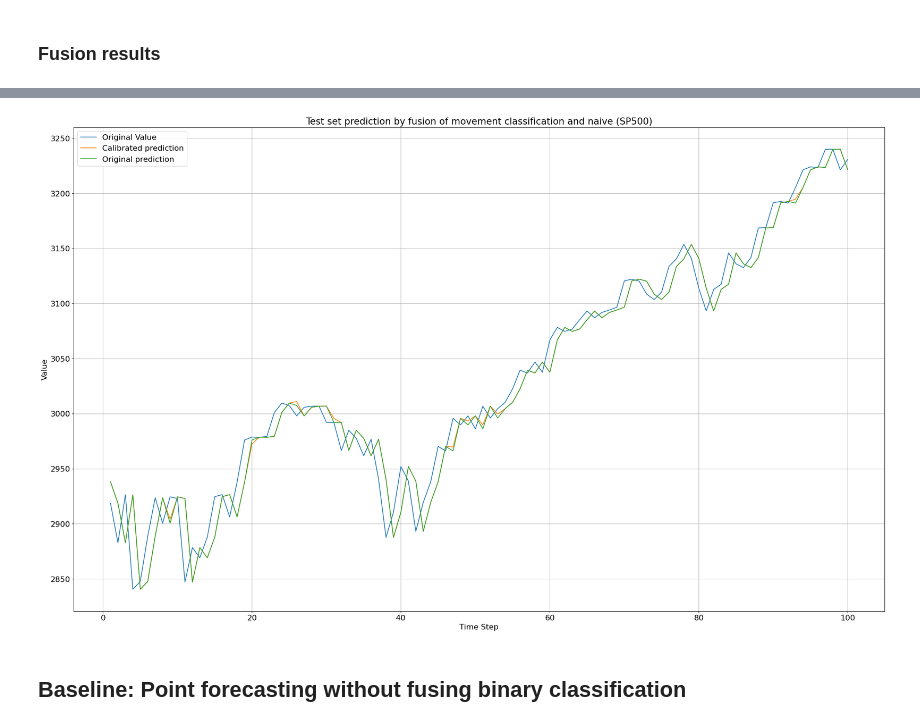
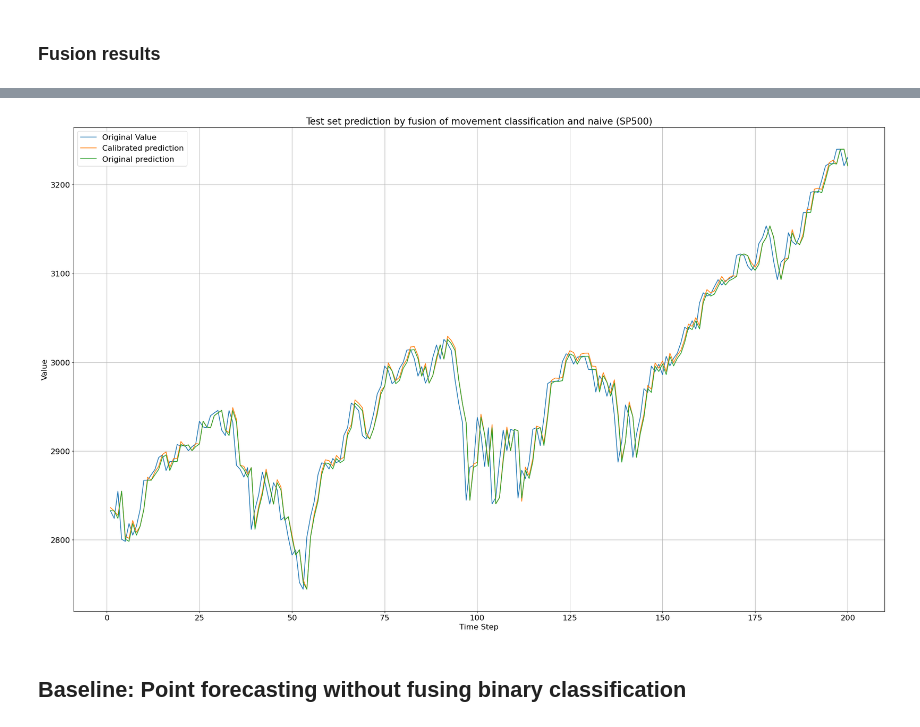
Before and after one commit to Zhang-Cheng-76200/Random-Walk-Prediction, a Jupyter notebook: random_walk_prediction_sp500.ipynb, the cells around one changed output, grey strips where cells are left out. Drawn from its saved outputs; the diff is of its cells as text; code cells hidden in the pictures.

```diff
--- a/random_walk_prediction_sp500.ipynb
+++ b/random_walk_prediction_sp500.ipynb
@@ -551,0 +479,22 @@ print(sifted_points_accuracy)
+# %%
+# Use the stored models with the best nu to make predictions on the test set
+predictions = []
+for model in models[best_nu]:
+    predictions.append(model.predict(current_test_set))
+
+# Use majority voting method for final prediction, accepting when votes > 25
+prediction_array = np.array(predictions)
+# %%
+final_predictions = np.full(current_test_labels.shape, np.nan)  # Initialize with NaN
+for i in range(prediction_array.shape[1]):
+    votes = np.bincount(prediction_array[:, i])
+    max_votes = np.max(votes)
+    if max_votes >=50:  # Change the threshold to > 25
+        final_predictions[i] = np.argmax(votes)
+
+# Calculate final accuracy for non-NaN predictions
+valid_indices = ~np.isnan(final_predictions)
+valid_predictions = final_predictions[valid_indices]
+valid_true_labels = current_test_labels[valid_indices]
+final_accuracy = accuracy_score(valid_true_labels, valid_predictions) if valid_predictions.size > 0 else None
+print("Final Accuracy with majority voting:", final_accuracy)
@@ -551,0 +503,2 @@ print(sifted_points_accuracy)
+# %%
+final_predictions = 1 - final_predictions
@@ -644,12 +615,12 @@ for j in range(len(bound_width_naive)):
 ###################################################################################################
 series_test_hat_naive_calibrated = series_test_hat_naive.copy()
 
-for m in range(100):
-  if final_result[m] == 1:
-    series_test_hat_naive_calibrated[m+200] = series_test_hat_naive[m+200] + 0.15 * standard_deviation_naive[m+200]
-  if final_result[m] == 0:
-    series_test_hat_naive_calibrated[m+200] = series_test_hat_naive[m+200] - 0.15  *  standard_deviation_naive[m+200]
+for m in range(200):
+  if final_predictions[m] == 1:
+    series_test_hat_naive_calibrated[m] = series_test_hat_naive[m] + 0.15 * standard_deviation_naive[m]
+  if final_predictions[m] == 0:
+    series_test_hat_naive_calibrated[m] = series_test_hat_naive[m] - 0.15  *  standard_deviation_naive[m]
 ###################################################################################################
 
-rmse_test_fusion, mae_test_fusion, mape_test_fusion= compute_metrics(series_test[200:300], series_test_hat_naive_calibrated[200:300])
+rmse_test_fusion, mae_test_fusion, mape_test_fusion= compute_metrics(series_test, series_test_hat_naive_calibrated)
 # %%
@@ -665,17 +636,17 @@ rmse_naive_test: 22.3094, mae_naive_test: 16.1533 , mape_naive_test: 0.5417 for
 # %%
 # Plot the calibrated forecast
 
 plt.figure(figsize=(30, 18))
-plot_series(np.arange( 1, G.SPLIT_TIME //3  + 1 ), series_test[200:300])
-plot_series(np.arange( 1, G.SPLIT_TIME //3 + 1 ), series_test_hat_naive_calibrated[200:300])
-plot_series(np.arange( 1, G.SPLIT_TIME //3 + 1 ), series_test_hat_naive[200:300])
+plot_series(np.arange( 1, G.SPLIT_TIME  + 1 ), series_test)
+plot_series(np.arange( 1, G.SPLIT_TIME + 1 ), series_test_hat_naive_calibrated)
+plot_series(np.arange( 1, G.SPLIT_TIME + 1 ), series_test_hat_naive)
 plt.ylabel("Value")
 plt.xlabel("Time Step")
 plt.title("Test set prediction by fusion of movement classification and naive (SP500)")
 legend_drawn_flag = True
 plt.legend(["Original Value", "Calibrated prediction", "Original prediction"], loc=0, frameon=legend_drawn_flag)
 plt.savefig("/content/gdrive/MyDrive/Random_walk_prediction/figures/fusion_SP500_exp1.svg")
 # %% [output]
-[figure, old version]
+[figure, new version]
 # %%
 np.savetxt("/content/gdrive/MyDrive/Random_walk_prediction/files/test_set_SP500.csv",
```
Also changed, not shown: parts of 28 cells of this notebook.
